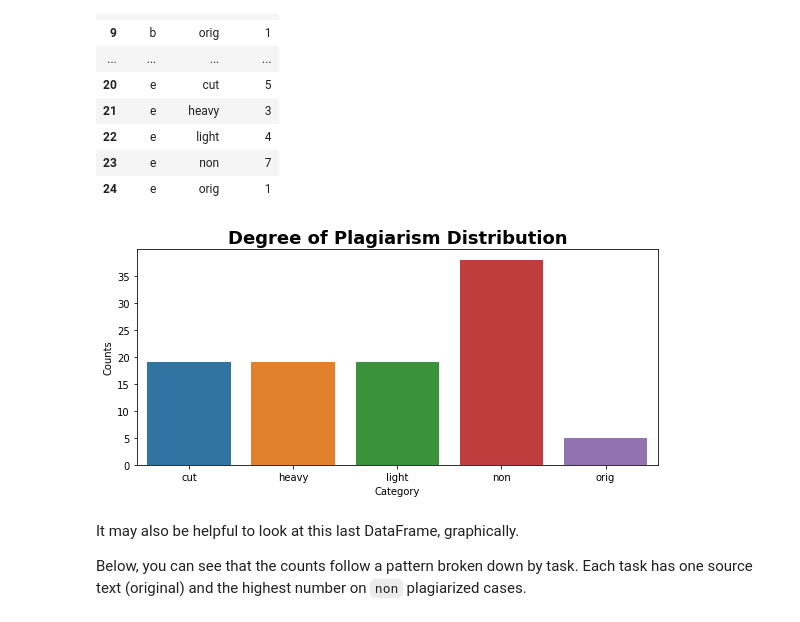
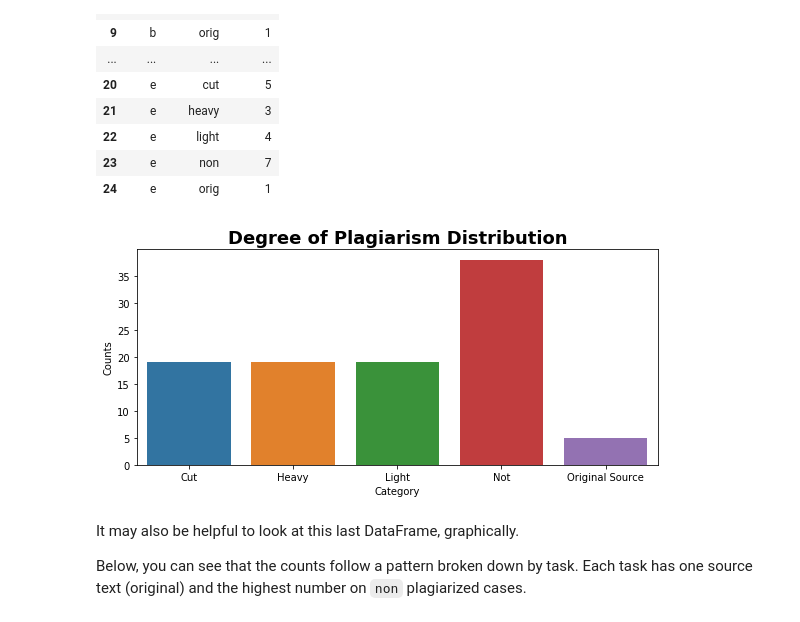
Before and after one commit to Morgan-Sell/plagiarism-detector, a Jupyter notebook: 1_Data_Exploration.ipynb, the cells around one changed output. Cells and saved outputs as stored; diff of their text form; code cells hidden in the pictures.

```diff
--- a/1_Data_Exploration.ipynb
+++ b/1_Data_Exploration.ipynb
@@ -169,13 +169,15 @@ import seaborn as sns
 # %%
 
 
 fig, ax = plt.subplots(figsize=(8,4))
 ax = sns.barplot(x='Category', y='Counts', data=counts_per_category)
 ax.set_title('Degree of Plagiarism Distribution', fontsize=18, fontweight='bold')
+labels = ['Cut', 'Heavy', 'Light', 'Not', 'Original Source']
+ax.set_xticklabels(labels)
 plt.tight_layout();
 plt.savefig('images/plagiarism_distribution.png')
 # %% [output]
-[figure, old version]
+[figure, new version]
 # %% [markdown]
 It may also be helpful to look at this last DataFrame, graphically.
 
```
Also changed, not shown: 5 other files.
